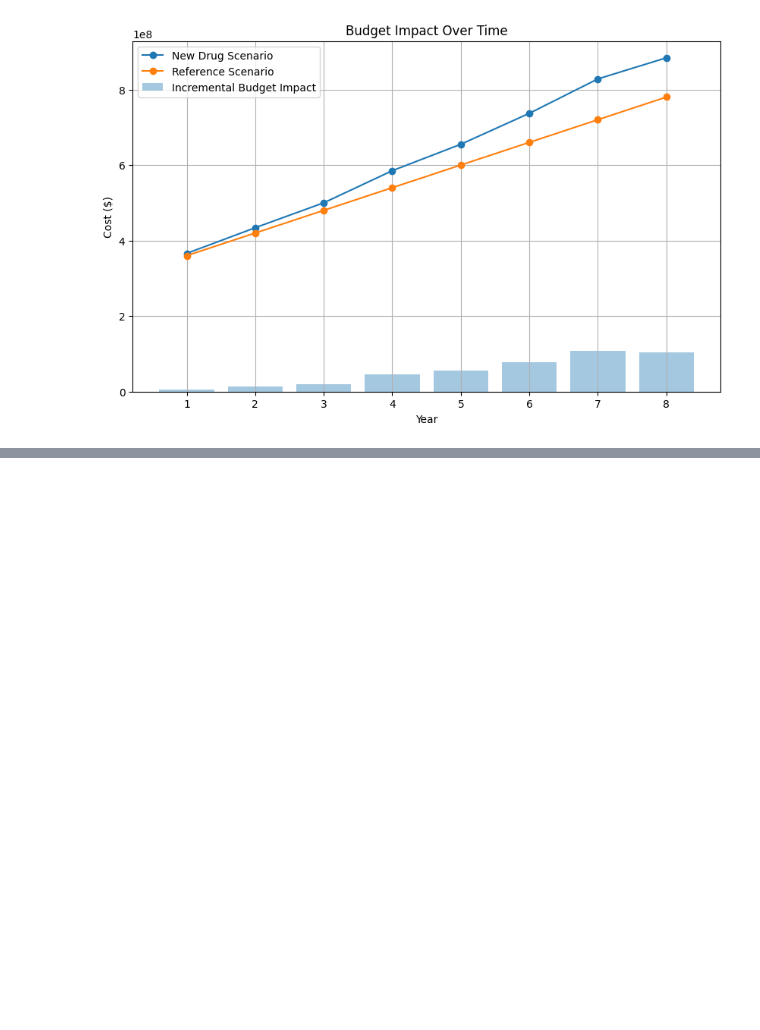
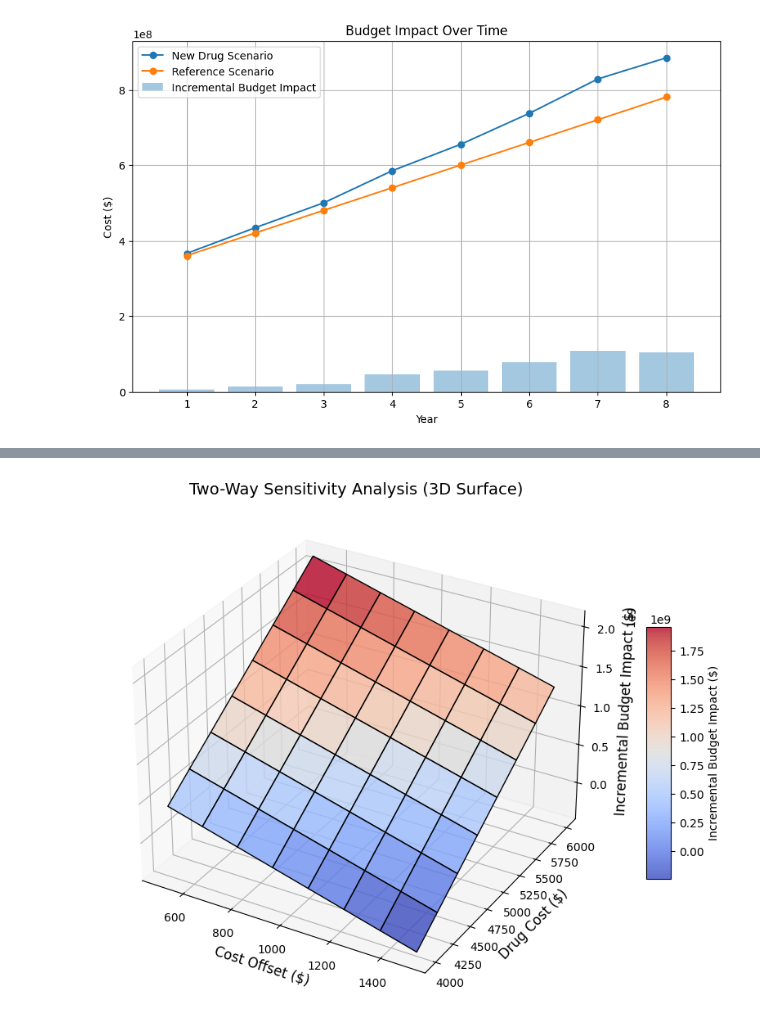
Before and after one commit to rsbaye/Data-Science-Projects, a Jupyter notebook: BIA_Simulation.ipynb, the cells around one changed output, grey strips where cells are left out. Cells and saved outputs as stored; diff of their text form; code cells hidden in the pictures; blank space fills up the shorter version.

```diff
--- a/BIA_Simulation.ipynb
+++ b/BIA_Simulation.ipynb
@@ -95,0 +154,37 @@ plt.show()
+# %%
+# Create a grid of values for drug cost and cost offset
+drug_cost_values = np.linspace(4000, 6000, 8)
+cost_offset_values = np.linspace(500, 1500, 8)
+
+# Calculate budget impact for each combination of drug cost and cost offset
+two_way_results = np.zeros((len(drug_cost_values), len(cost_offset_values)))
+
+for i, dc in enumerate(drug_cost_values):
+    for j, co in enumerate(cost_offset_values):
+        two_way_results[i, j] = calculate_budget_impact(dc, co)
+# %%
+
+
+# Create a 3D surface plot
+fig = plt.figure(figsize=(12, 8))
+ax = fig.add_subplot(111, projection='3d')
+
+# Create meshgrid for plotting
+X, Y = np.meshgrid(cost_offset_values, drug_cost_values)
+Z = two_way_results
+
+# Plot the surface
+surf = ax.plot_surface(X, Y, Z, cmap="coolwarm", edgecolor='k', alpha=0.8)
+
+# Add labels and title
+ax.set_title("Two-Way Sensitivity Analysis (3D Surface)", fontsize=14)
+ax.set_xlabel("Cost Offset ($)", fontsize=12)
+ax.set_ylabel("Drug Cost ($)", fontsize=12)
+ax.set_zlabel("Incremental Budget Impact ($)", fontsize=12)
+
+# Add color bar
+fig.colorbar(surf, ax=ax, shrink=0.5, aspect=10, label="Incremental Budget Impact ($)")
+
+plt.show()
+# %% [output]
+[figure, added]
```
Also changed, not shown: parts of 7 cells of this notebook.
